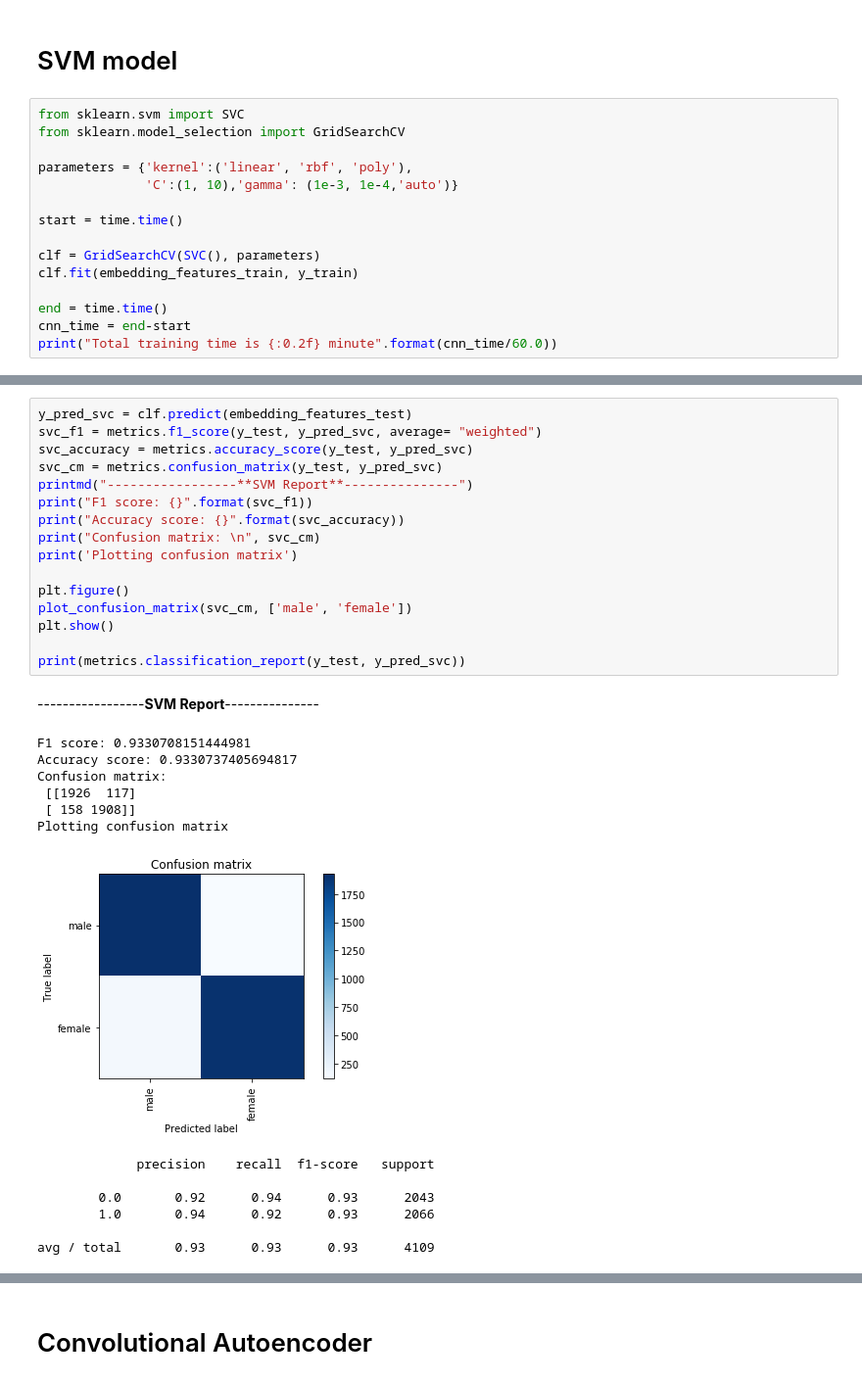
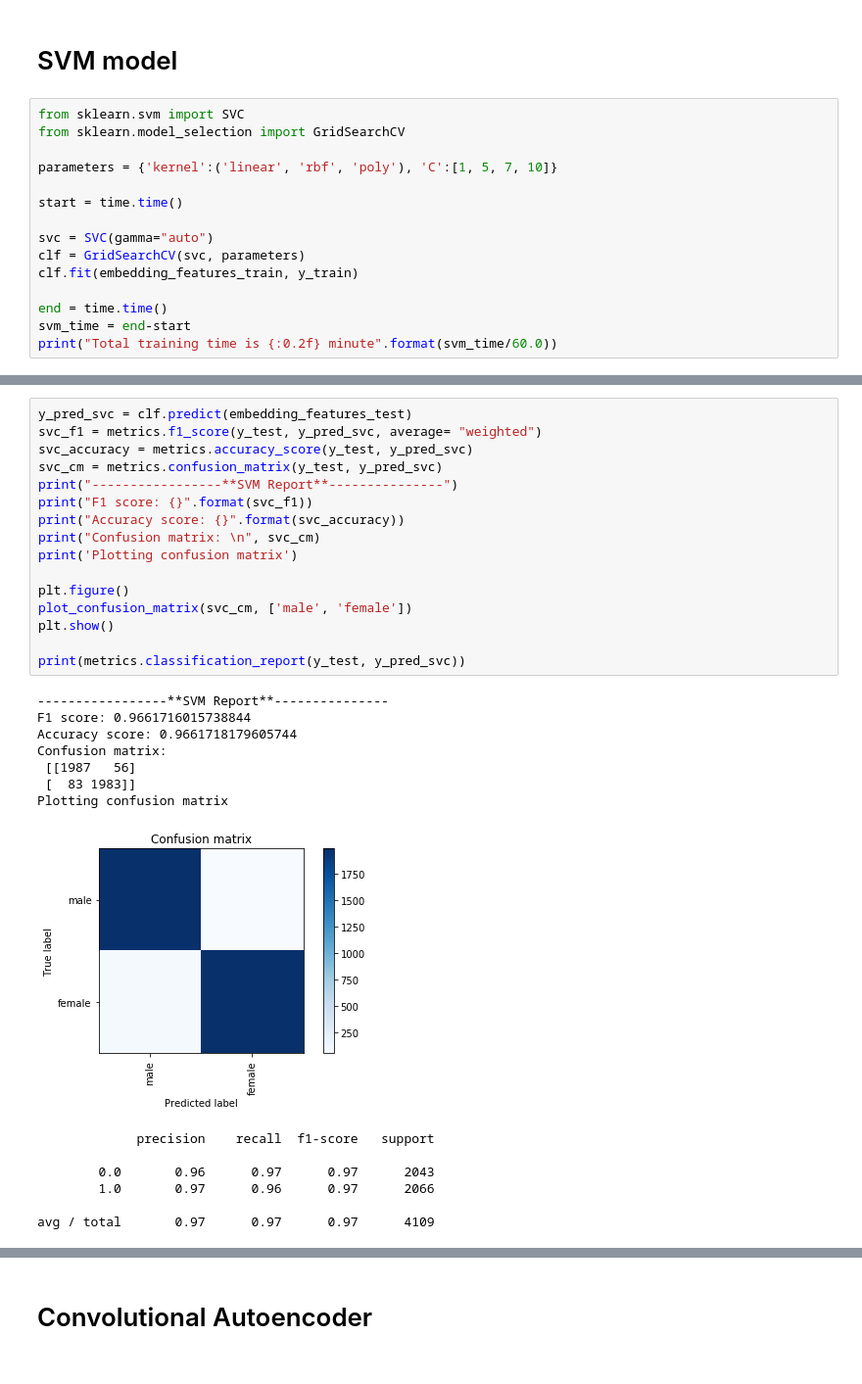
Before and after one commit to hgdangkhoi/Gender-Classification, a Jupyter notebook: Gender Classification.ipynb, the cells around one changed output, grey strips where cells are left out. Shown at 98% size. Saved outputs shown, nothing was run; the diff lists cells and outputs as text.

```diff
--- a/Gender Classification.ipynb
+++ b/Gender Classification.ipynb
@@ -647,15 +649,15 @@ avg / total       0.94      0.94      0.94      4109
 from sklearn.svm import SVC
 from sklearn.model_selection import GridSearchCV
 
-parameters = {'kernel':('linear', 'rbf', 'poly'),
-              'C':(1, 10),'gamma': (1e-3, 1e-4,'auto')}
+parameters = {'kernel':('linear', 'rbf', 'poly'), 'C':[1, 5, 7, 10]}
 
 start = time.time()
 
-clf = GridSearchCV(SVC(), parameters)
+svc = SVC(gamma="auto")
+clf = GridSearchCV(svc, parameters)
 clf.fit(embedding_features_train, y_train)
 
 end = time.time()
-cnn_time = end-start
-print("Total training time is {:0.2f} minute".format(cnn_time/60.0))
+svm_time = end-start
+print("Total training time is {:0.2f} minute".format(svm_time/60.0))
 # %% [output]
@@ -667,31 +669,31 @@ Best parameters: {'C': 1, 'gamma': 0.001, 'kernel': 'linear'}
 # %%
 y_pred_svc = clf.predict(embedding_features_test)
 svc_f1 = metrics.f1_score(y_test, y_pred_svc, average= "weighted")
 svc_accuracy = metrics.accuracy_score(y_test, y_pred_svc)
 svc_cm = metrics.confusion_matrix(y_test, y_pred_svc)
-printmd("-----------------**SVM Report**---------------")
+print("-----------------**SVM Report**---------------")
 print("F1 score: {}".format(svc_f1))
 print("Accuracy score: {}".format(svc_accuracy))
 print("Confusion matrix: \n", svc_cm)
 print('Plotting confusion matrix')
 
 plt.figure()
 plot_confusion_matrix(svc_cm, ['male', 'female'])
 plt.show()
 
 print(metrics.classification_report(y_test, y_pred_svc))
 # %% [output]
------------------**SVM Report**---------------
-F1 score: 0.9330708151444981
-Accuracy score: 0.9330737405694817
+-----------------**SVM Report**---------------
+F1 score: 0.9661716015738844
+Accuracy score: 0.9661718179605744
 Confusion matrix:
- [[1926  117]
- [ 158 1908]]
+ [[1987   56]
+ [  83 1983]]
 Plotting confusion matrix
-[figure, old version]
+[figure, new version]
              precision    recall  f1-score   support
 
-        0.0       0.92      0.94      0.93      2043
-        1.0       0.94      0.92      0.93      2066
+        0.0       0.96      0.97      0.97      2043
+        1.0       0.97      0.96      0.97      2066
 
-avg / total       0.93      0.93      0.93      4109
+avg / total       0.97      0.97      0.97      4109
```
Also changed, not shown: parts of 34 cells of this notebook.
